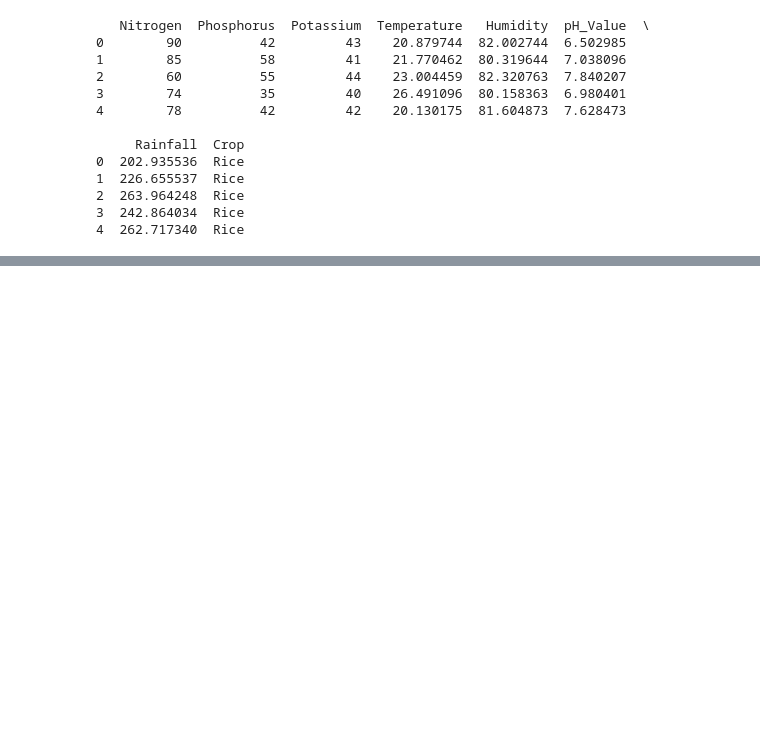
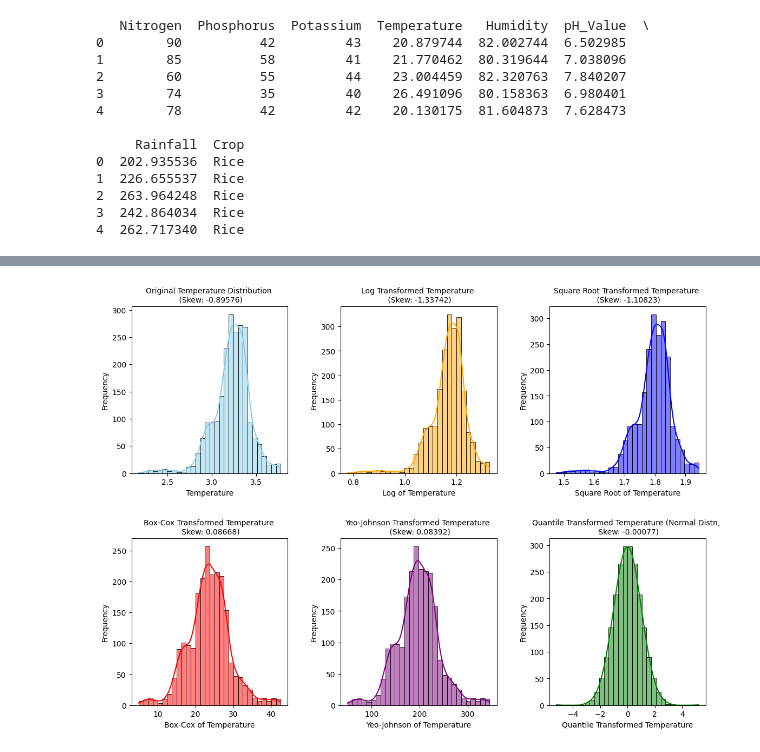
Before and after one commit to subhangi03/AgriSage, a Jupyter notebook: cleaning.ipynb, the cells around one changed output, grey strips where cells are left out. Drawn from its saved outputs; the diff is of its cells as text; code cells hidden in the pictures; blank space fills up the shorter version.

```diff
--- a/cleaning.ipynb
+++ b/cleaning.ipynb
@@ -277,0 +359,4 @@ Transformed Data:
+# %%
+transformation_method(a1, features[3])
+# %% [output]
+[figure, added]
```
Also changed, not shown: parts of 8 cells of this notebook.
